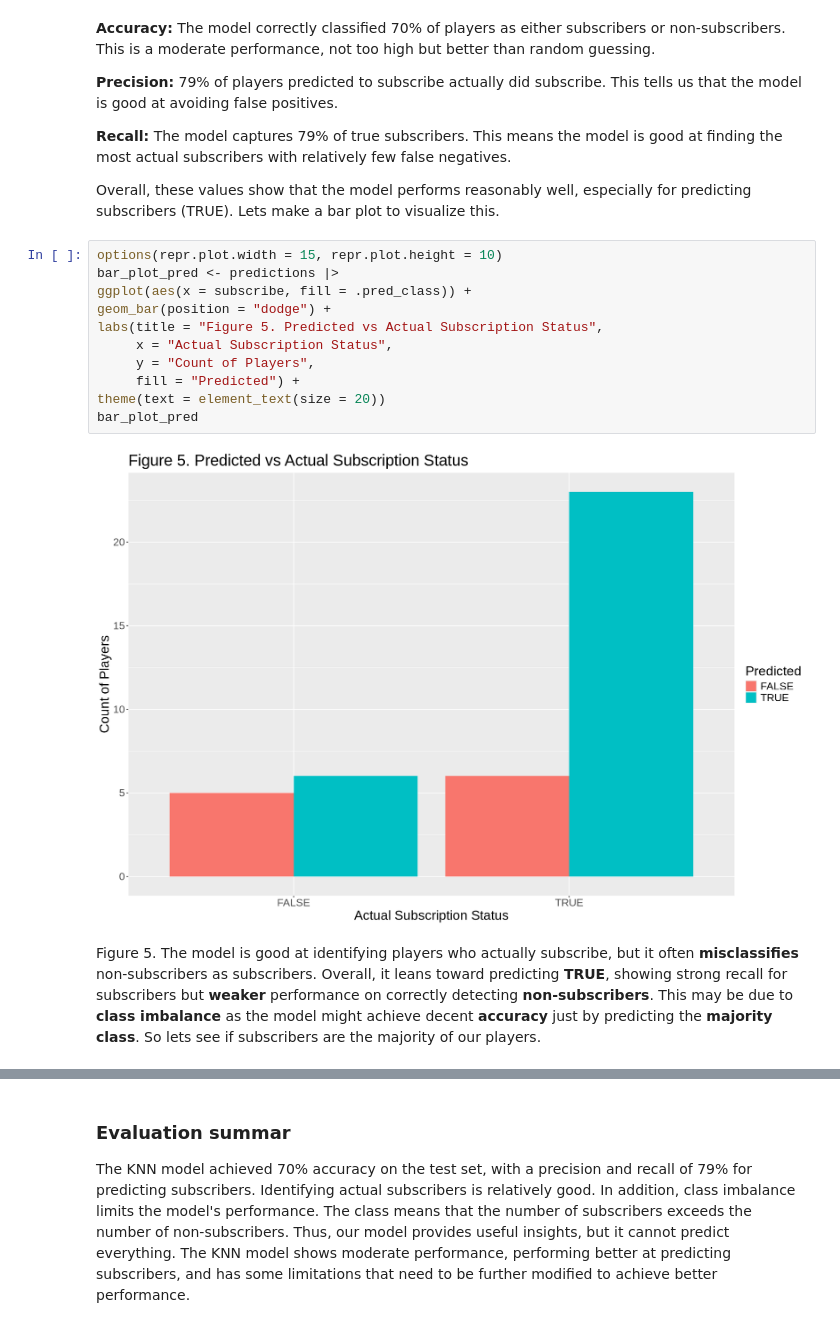
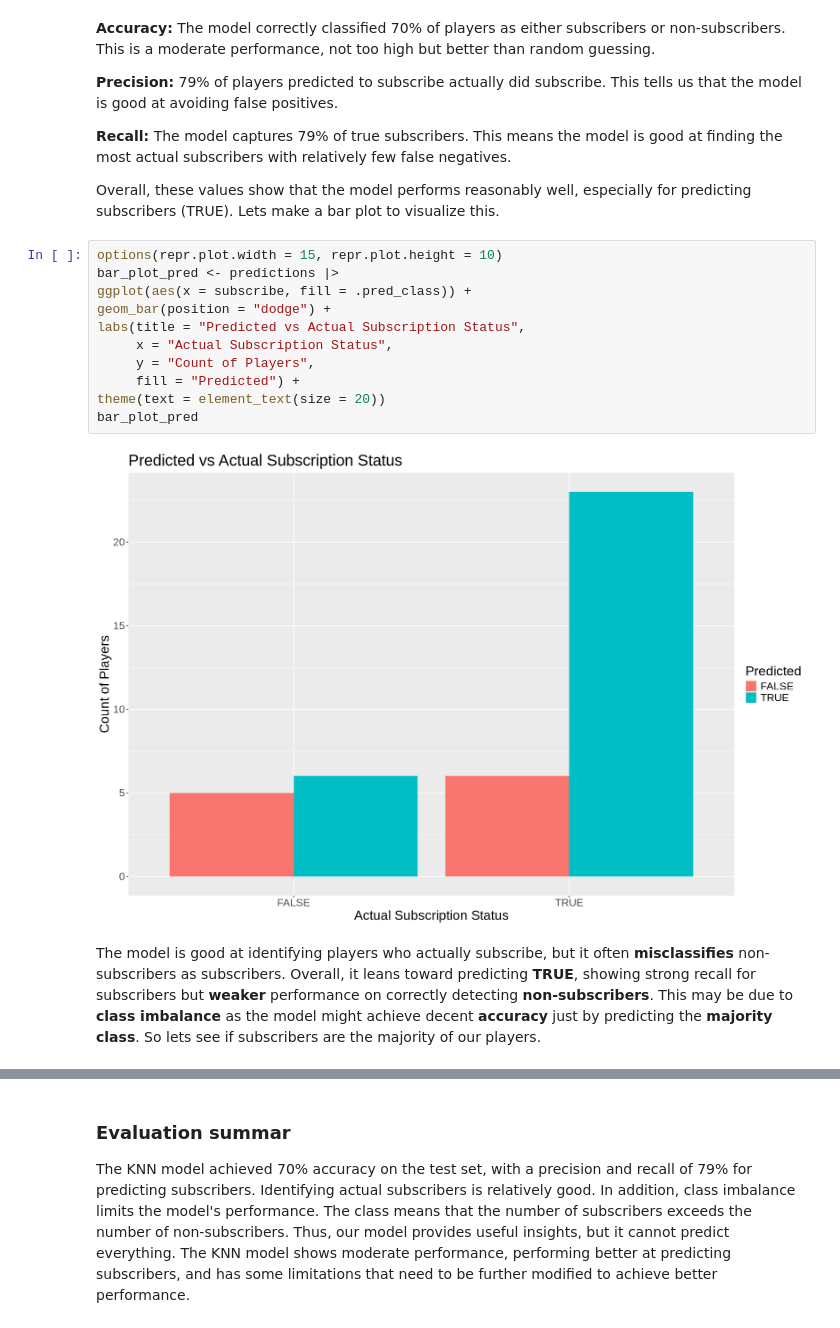
Before and after one commit to yunan-Deng/data_science_100_group33, a Jupyter notebook: Final Project Report.ipynb, the cells around one changed output, grey strips where cells are left out. Saved outputs shown, nothing was run; the diff lists cells and outputs as text.

```diff
--- a/Final Project Report.ipynb
+++ b/Final Project Report.ipynb
@@ -421,18 +423,18 @@ Overall, these values show that the model performs reasonably well, especially f
 # %%
 options(repr.plot.width = 15, repr.plot.height = 10)
 bar_plot_pred <- predictions |>
 ggplot(aes(x = subscribe, fill = .pred_class)) +
 geom_bar(position = "dodge") +
-labs(title = "Figure 5. Predicted vs Actual Subscription Status",
+labs(title = "Predicted vs Actual Subscription Status",
      x = "Actual Subscription Status",
      y = "Count of Players",
      fill = "Predicted") +
 theme(text = element_text(size = 20))
 bar_plot_pred
 # %% [output]
-[figure, old version]
+[figure, new version]
 # %% [markdown]
-Figure 5. The model is good at identifying players who actually subscribe, but it often **misclassifies** non-subscribers as subscribers. Overall, it leans toward predicting **TRUE**, showing strong recall for subscribers but **weaker** performance on correctly detecting **non-subscribers**. This may be due to **class imbalance** as the model might achieve decent **accuracy** just by predicting the **majority class**. So lets see if subscribers are the majority of our players.
+The model is good at identifying players who actually subscribe, but it often **misclassifies** non-subscribers as subscribers. Overall, it leans toward predicting **TRUE**, showing strong recall for subscribers but **weaker** performance on correctly detecting **non-subscribers**. This may be due to **class imbalance** as the model might achieve decent **accuracy** just by predicting the **majority class**. So lets see if subscribers are the majority of our players.
 # %%
 players_maj <- players |>
     ggplot(aes(x = subscribe)) +
```
Also changed, not shown: parts of 7 cells of this notebook.
